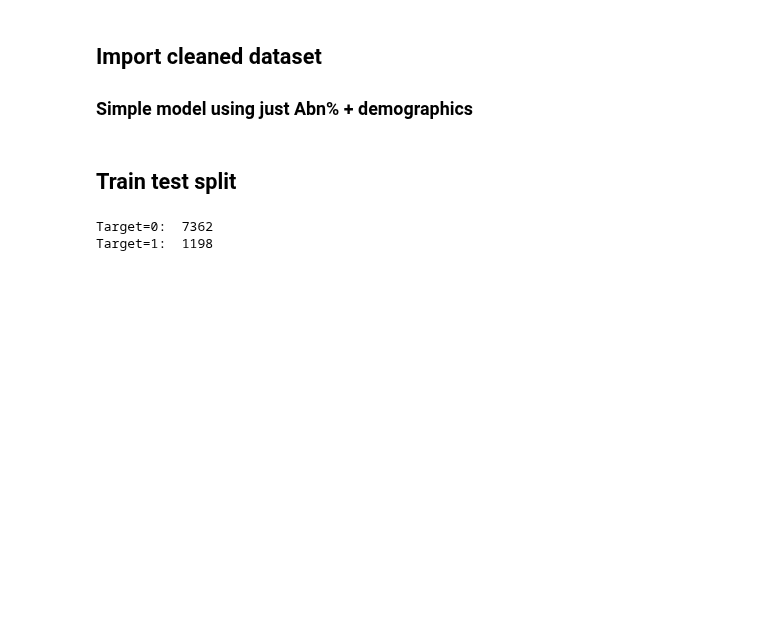
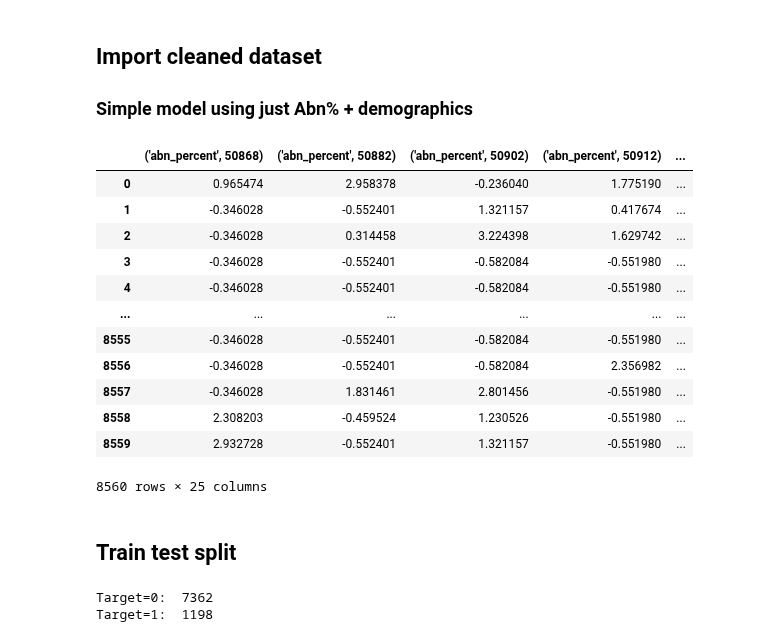
Before and after one commit to brandoncryu/disease_prediction, a Jupyter notebook: CHF_Modeling_simple_KNN.ipynb, the cells around one changed output. Cells and saved outputs as stored; diff of their text form; code cells hidden in the pictures; blank space fills up the shorter version.

```diff
--- a/CHF_Modeling_simple_KNN.ipynb
+++ b/CHF_Modeling_simple_KNN.ipynb
@@ -45,3 +43,19 @@ hadm_target = pos_final_test.loc[:, 'pos']
+# %%
+hadm_features
+# %% [output]
+|  | ('abn_percent', 50868) | ('abn_percent', 50882) | ('abn_percent', 50902) | ('abn_percent', 50912) | ... |
+| 0 | 0.965474 | 2.958378 | -0.236040 | 1.775190 | ... |
+| 1 | -0.346028 | -0.552401 | 1.321157 | 0.417674 | ... |
+| 2 | -0.346028 | 0.314458 | 3.224398 | 1.629742 | ... |
+| 3 | -0.346028 | -0.552401 | -0.582084 | -0.551980 | ... |
+| 4 | -0.346028 | -0.552401 | -0.582084 | -0.551980 | ... |
+| ... | ... | ... | ... | ... | ... |
+| 8555 | -0.346028 | -0.552401 | -0.582084 | -0.551980 | ... |
+| 8556 | -0.346028 | -0.552401 | -0.582084 | 2.356982 | ... |
+| 8557 | -0.346028 | 1.831461 | 2.801456 | -0.551980 | ... |
+| 8558 | 2.308203 | -0.459524 | 1.230526 | -0.551980 | ... |
+| 8559 | 2.932728 | -0.552401 | 1.321157 | -0.551980 | ... |
+8560 rows × 25 columns
 # %% [markdown]
 ## Train test split
 # %%
```
Also changed, not shown: parts of 4 cells of this notebook.
